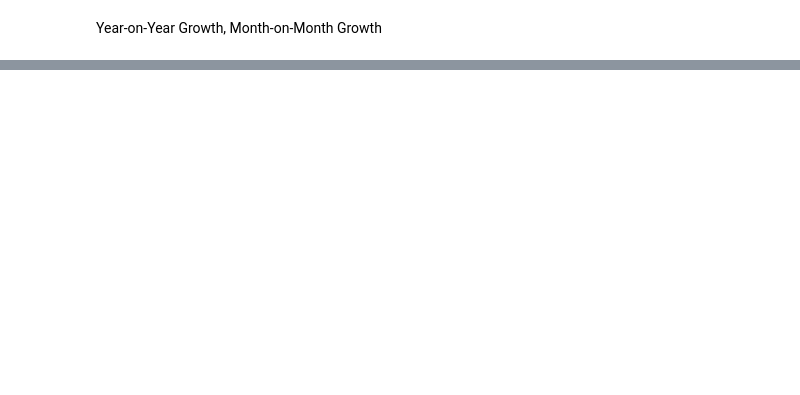
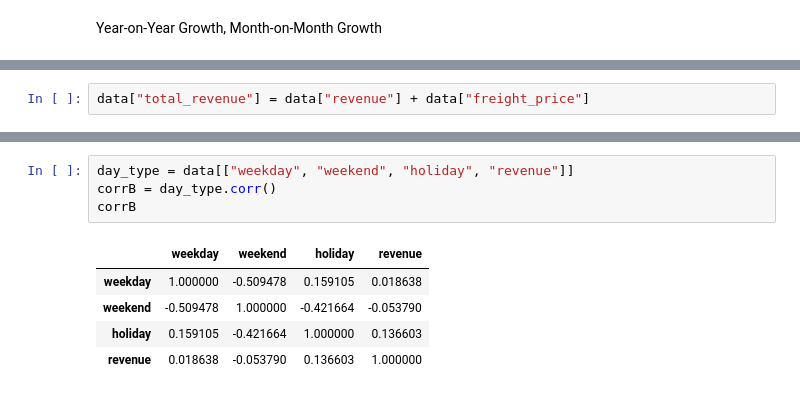
Before and after one commit to josephine-amponsah/retail-demand-forecaster, a Jupyter notebook: notebooks/data-analysis.ipynb, the cells around one changed output, grey strips where cells are left out. Saved outputs shown, nothing was run; the diff lists cells and outputs as text; blank space fills up the shorter version.

```diff
--- a/notebooks/data-analysis.ipynb
+++ b/notebooks/data-analysis.ipynb
@@ -189,0 +190,2 @@ plt.show()
+# %%
+data["total_revenue"] = data["revenue"] + data["freight_price"]
@@ -189,0 +212,10 @@ plt.show()
+# %%
+day_type = data[["weekday", "weekend", "holiday", "revenue"]]
+corrB = day_type.corr()
+corrB
+# %% [output]
+|  | weekday | weekend | holiday | revenue |
+| weekday | 1.000000 | -0.509478 | 0.159105 | 0.018638 |
+| weekend | -0.509478 | 1.000000 | -0.421664 | -0.053790 |
+| holiday | 0.159105 | -0.421664 | 1.000000 | 0.136603 |
+| revenue | 0.018638 | -0.053790 | 0.136603 | 1.000000 |
```
Also changed, not shown: parts of 9 cells of this notebook, 4 other files.
